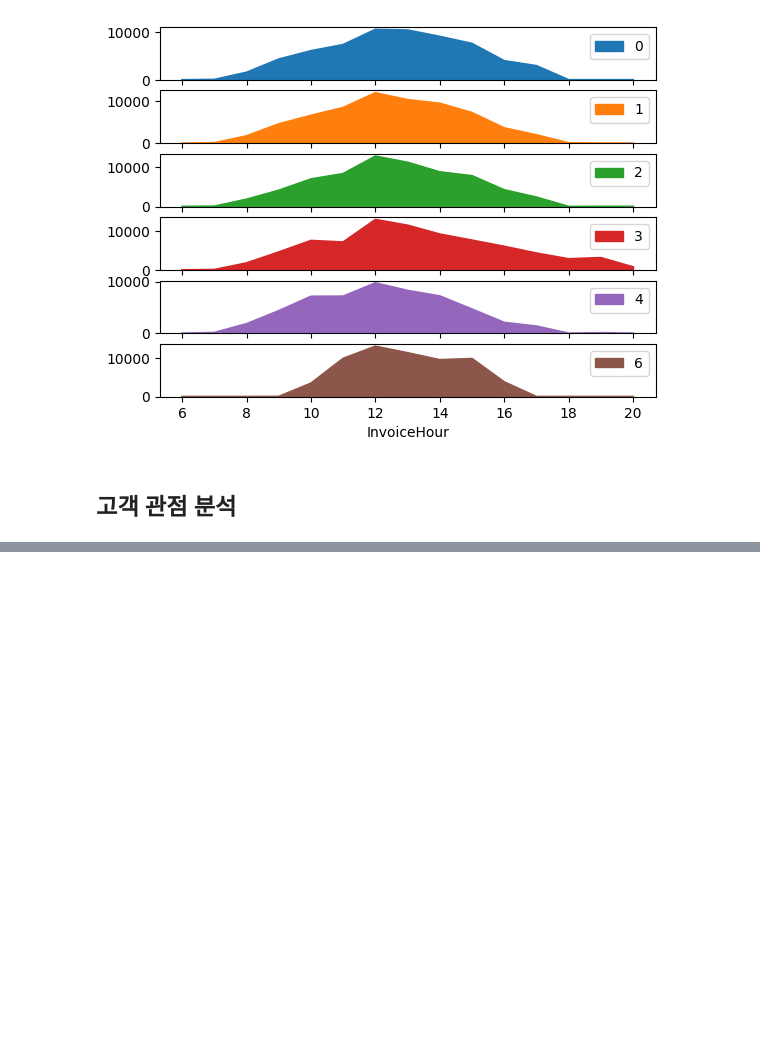
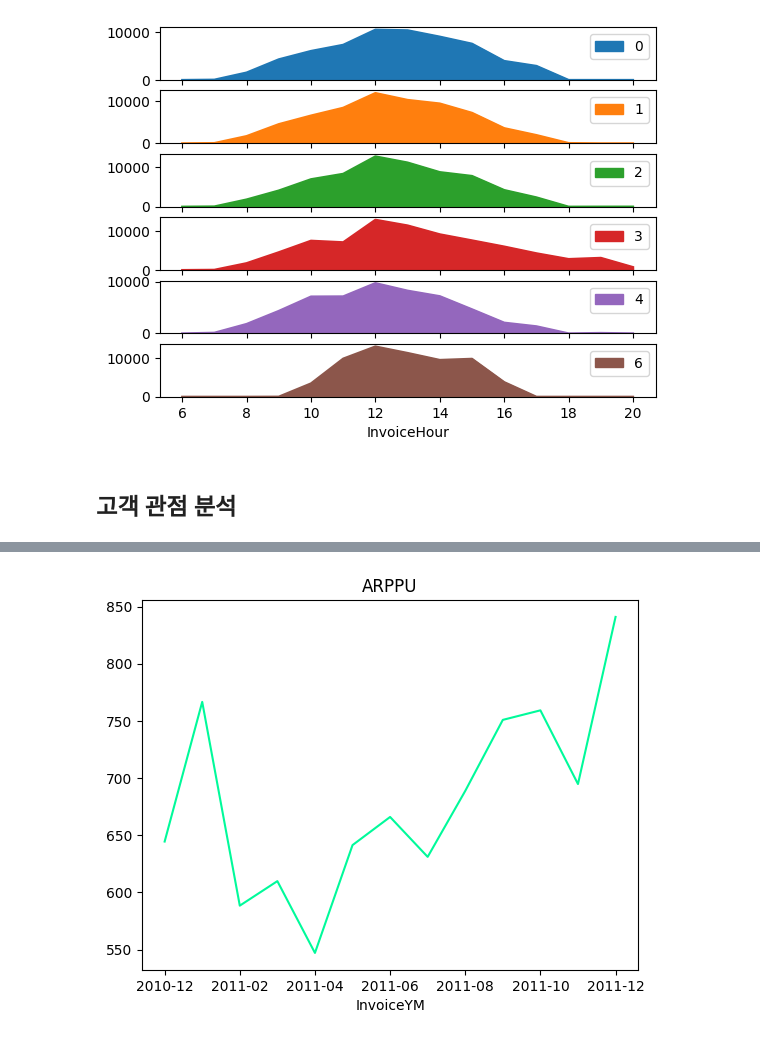
Before and after one commit to JINDOT/Data_Analysis_, a Jupyter notebook: Online_Retail.ipynb, the cells around one changed output, grey strips where cells are left out. Cells and saved outputs as stored; diff of their text form; code cells hidden in the pictures; blank space fills up the shorter version.

```diff
--- a/Online_Retail.ipynb
+++ b/Online_Retail.ipynb
@@ -984,3 +984,8 @@ array([<Axes: xlabel='InvoiceHour'>, <Axes: xlabel='InvoiceHour'>,
 
 **ARPPU(Average Revenue Per Paying User)**
 > 지불 유저 1명 당 한 달에 결제하는 평균 금액을 산정한 수치
+# %%
+# ARPPU, Customer ID 를 사용할 때는 count가 아닌 nuique 사용
+arppu = df_valid.groupby(['InvoiceYM']).agg({'TotalPrice':'sum', 'CustomerID':'nunique'})
+arppu['ARPPU'] = arppu['TotalPrice'] / arppu['CustomerID']
+arppu
@@ -986,0 +1008,5 @@ array([<Axes: xlabel='InvoiceHour'>, <Axes: xlabel='InvoiceHour'>,
+# %%
+# ARPPU 시각화
+arppu['ARPPU'].plot(title='ARPPU', color='mediumspringgreen');
+# %% [output]
+[figure, added]
```
Also changed, not shown: parts of 15 cells of this notebook.
